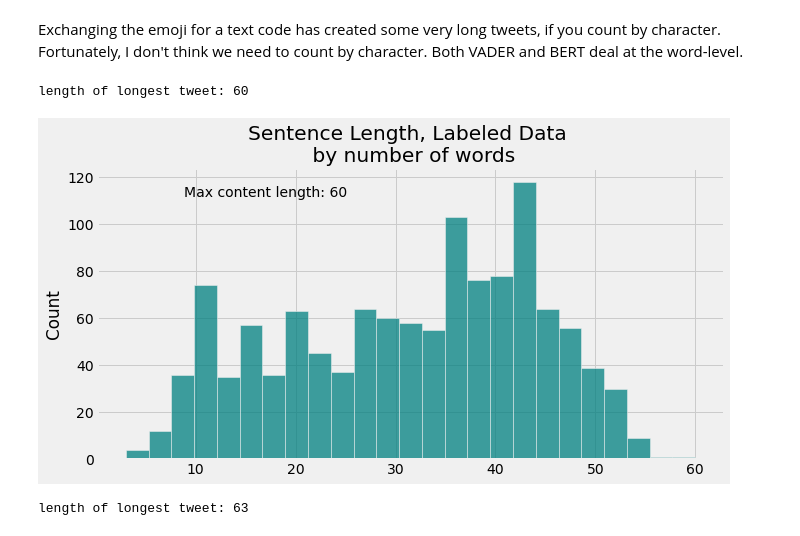
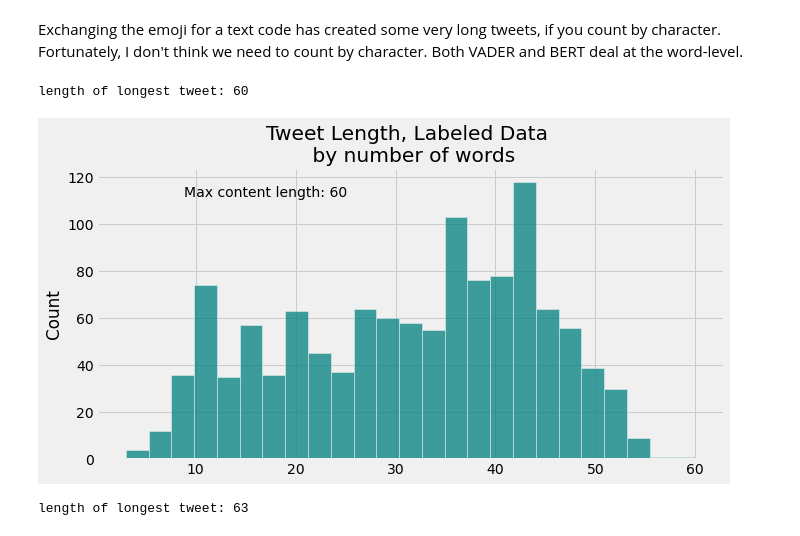
Before and after one commit to loopyQueen/RefugeeSentiment, a Jupyter notebook: dataSplitBalance.ipynb, the cells around one changed output. Drawn from its saved outputs; the diff is of its cells as text; code cells hidden in the pictures.

```diff
--- a/dataSplitBalance.ipynb
+++ b/dataSplitBalance.ipynb
@@ -153,20 +155,20 @@ Exchanging the emoji for a text code has created some very long tweets, if you c
 # %%
 a = [len(i.split()) for i in tweets_clean["ContentClean"]]
 max_a = (max(a))
 ind_max_a = a.index(max_a)
 print("length of longest tweet:", max_a)
 
 plt.figure(figsize=(10, 5))
 sns.histplot(a, bins=25, color="teal")
-plt.title('Sentence Length, Labeled Data \n by number of words')
+plt.title('Tweet Length, Labeled Data \n by number of words')
 plt.figtext(.2, .8, "Max content length: {}".format(max(a)))
 # plt.style.use('ggplot')
 # #plt.style.use('Solarize_Light2')
 # plt.style.use('seaborn-white')
 plt.show()
 # %% [output]
 length of longest tweet: 60
-[figure, old version]
+[figure, new version]
 # %%
 a = [len(i.split()) for i in tweets_unlabeled["ContentClean"]]
 max_a = (max(a))
```
Also changed, not shown: parts of 7 cells of this notebook, 2 other files.
